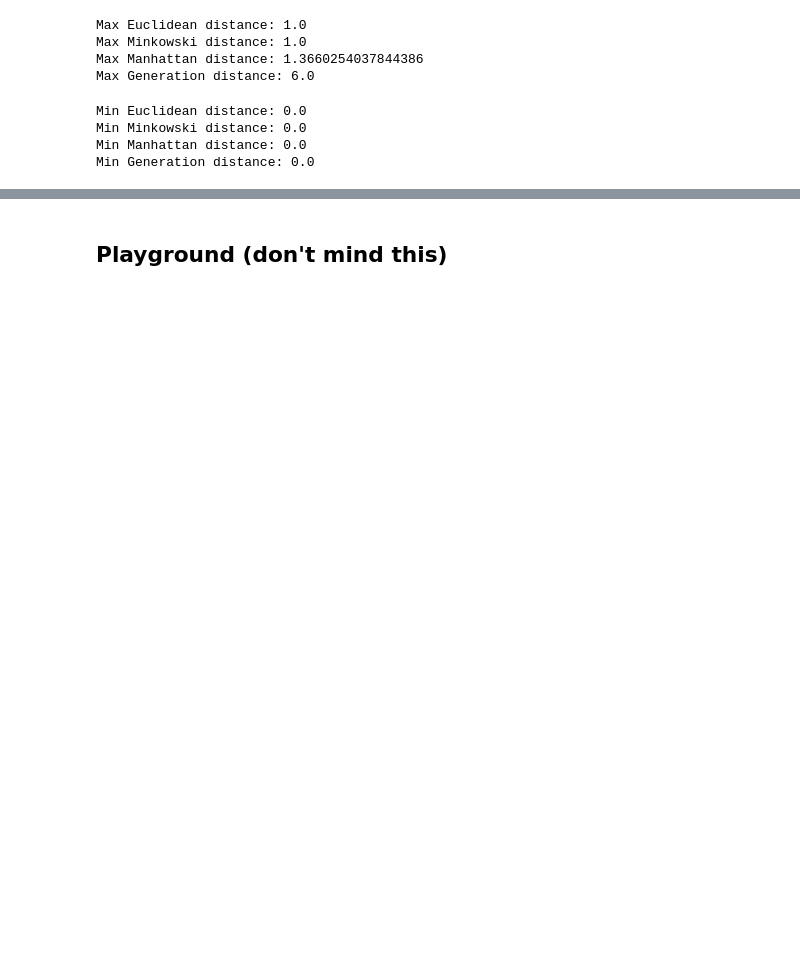
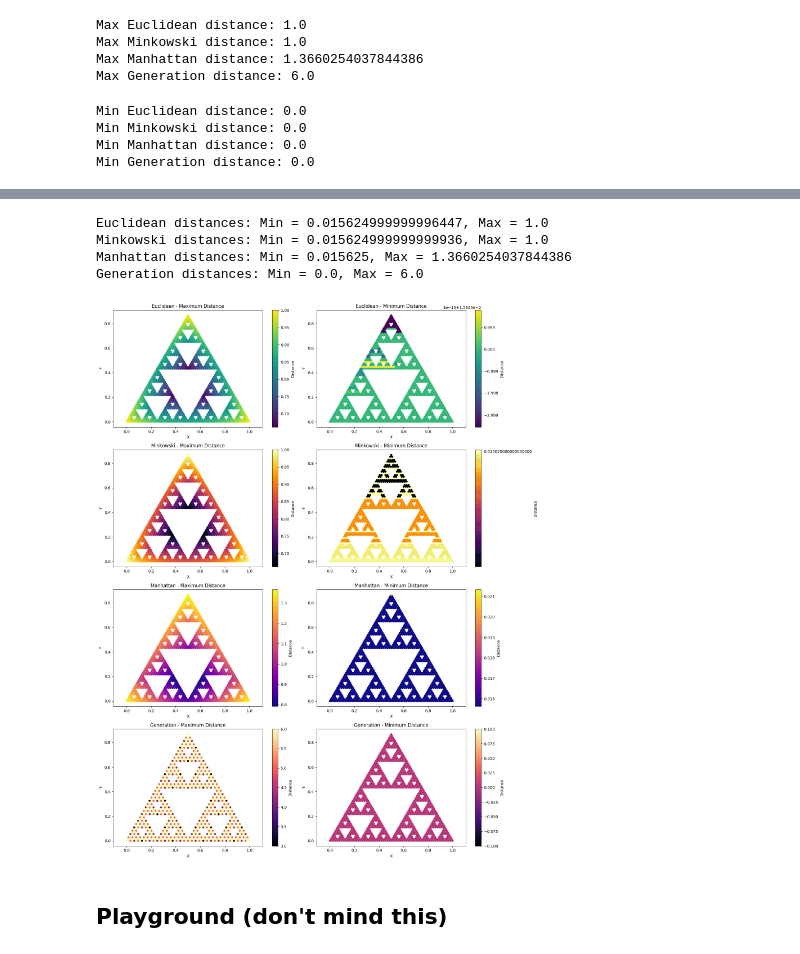
Before and after one commit to SamedVossberg/UNAM_Data_Exploration, a Jupyter notebook: tarea1.ipynb, the cells around one changed output, grey strips where cells are left out. Saved outputs shown, nothing was run; the diff lists cells and outputs as text; code cells hidden in the pictures; blank space fills up the shorter version.

```diff
--- a/tarea1.ipynb
+++ b/tarea1.ipynb
@@ -183,3 +265,81 @@ Min Generation distance: 0.0
+# %%
+def compute_min_max(dist_matrix):
+    """
+    Given a square distance matrix, returns two arrays:
+    - d_min: the minimum distance (excluding self-distance)
+    - d_max: the maximum distance (excluding self-distance)
+    """
+    dmin_mat = dist_matrix.copy()
+    dmax_mat = dist_matrix.copy()
+    # Exclude self-distance for min by setting the diagonal to infinity.
+    np.fill_diagonal(dmin_mat, np.inf)
+    # Exclude self-distance for max by setting the diagonal to -infinity.
+    np.fill_diagonal(dmax_mat, -np.inf)
+    d_min = np.min(dmin_mat, axis=1)
+    d_max = np.max(dmax_mat, axis=1)
+    return d_min, d_max
+
+# Convert the coordinates from df['coords'] into a 2D array.
+points = np.vstack(df['coords'].tolist())
+
+# Define the metrics with the colormap to be used.
+metrics = {
+    'Euclidean': {'metric': 'euclidean', 'cmap': 'viridis'},
+    'Minkowski': {'metric': 'minkowski', 'cmap': 'inferno'},
+    'Manhattan': {'metric': 'manhattan', 'cmap': 'plasma'},
+    'Generation': {'metric': 'generation', 'cmap': 'magma'}
+}
+
+# Create one row per metric and 2 columns (max and min plots).
+n_metrics = len(metrics)
+fig, axes_array = plt.subplots(n_metrics, 2, figsize=(16, 5 * n_metrics))
+axes_array = np.atleast_2d(axes_array)
+
+for i, (name, params) in enumerate(metrics.items()):
+    if name == 'Generation':
+        # Compute distances using generation numbers.
+        gen_values = np.array(df['gen'].tolist()).reshape(-1, 1)
+        dist_matrix = pairwise_distances(gen_values)
+    else:
+        # Compute distances using spatial coordinates.
+        dist_matrix = pairwise_distances(points, metric=params['metric'])
+
+    # Compute the minimum and maximum distances (excluding self-distance).
+    d_min, d_max = compute_min_max(dist_matrix)
+    print(f"{name} distances: Min = {d_min.min()}, Max = {d_max.max()}")
+
+    # Prepare normalized color scales.
+    norm_min = mcolors.Normalize(vmin=d_min.min(), vmax=d_min.max())
+    norm_max = mcolors.Normalize(vmin=d_max.min(), vmax=d_max.max())
+
+    # Plot points colored by maximum distances first (left column).
+    sc_max = axes_array[i, 0].scatter(points[:, 0], points[:, 1],
+                                      c=d_max, cmap=params['cmap'],
+                                      norm=norm_max, s=20)
+    axes_array[i, 0].set_title(f'{name} - Maximum Distance')
+    axes_array[i, 0].set_xlabel('X')
+    axes_array[i, 0].set_ylabel('Y')
+    axes_array[i, 0].axis('equal')
+    fig.colorbar(sc_max, ax=axes_array[i, 0], label='Distance')
+
+    # Plot points colored by minimum distances next (right column).
+    sc_min = axes_array[i, 1].scatter(points[:, 0], points[:, 1],
+                                      c=d_min, cmap=params['cmap'],
+                                      norm=norm_min, s=20)
+    axes_array[i, 1].set_title(f'{name} - Minimum Distance')
+    axes_array[i, 1].set_xlabel('X')
+    axes_array[i, 1].set_ylabel('Y')
+    axes_array[i, 1].axis('equal')
+    fig.colorbar(sc_min, ax=axes_array[i, 1], label='Distance')
+
+plt.tight_layout()
+plt.show()
+# %% [output]
+Euclidean distances: Min = 0.015624999999996447, Max = 1.0
+Minkowski distances: Min = 0.015624999999999936, Max = 1.0
+Manhattan distances: Min = 0.015625, Max = 1.3660254037844386
+Generation distances: Min = 0.0, Max = 6.0
+[figure, added]
 # %% [markdown]
 ## Playground (don't mind this)
 # %%
```
Also changed, not shown: parts of 17 cells of this notebook, 2 other files.
